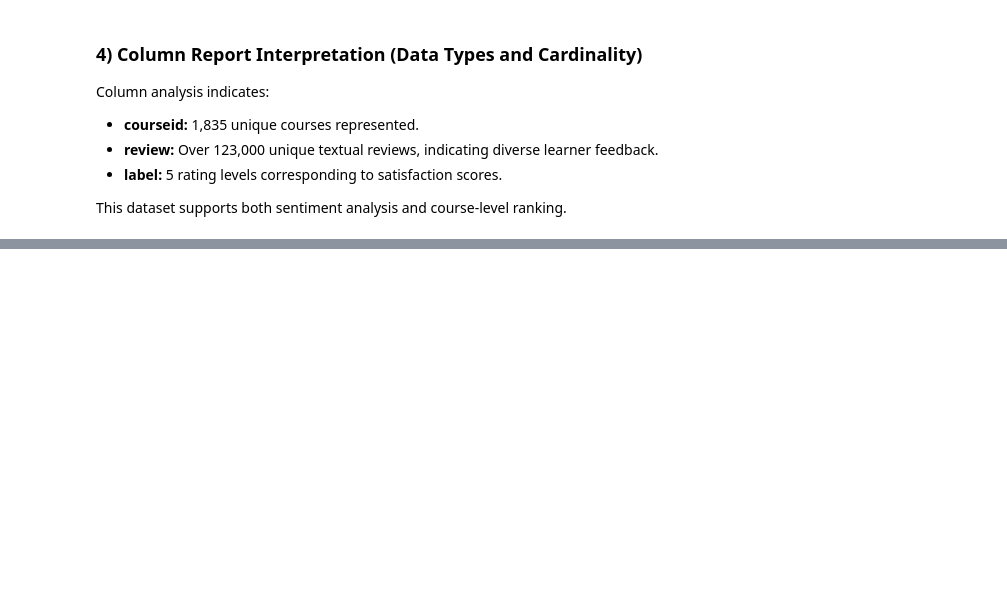
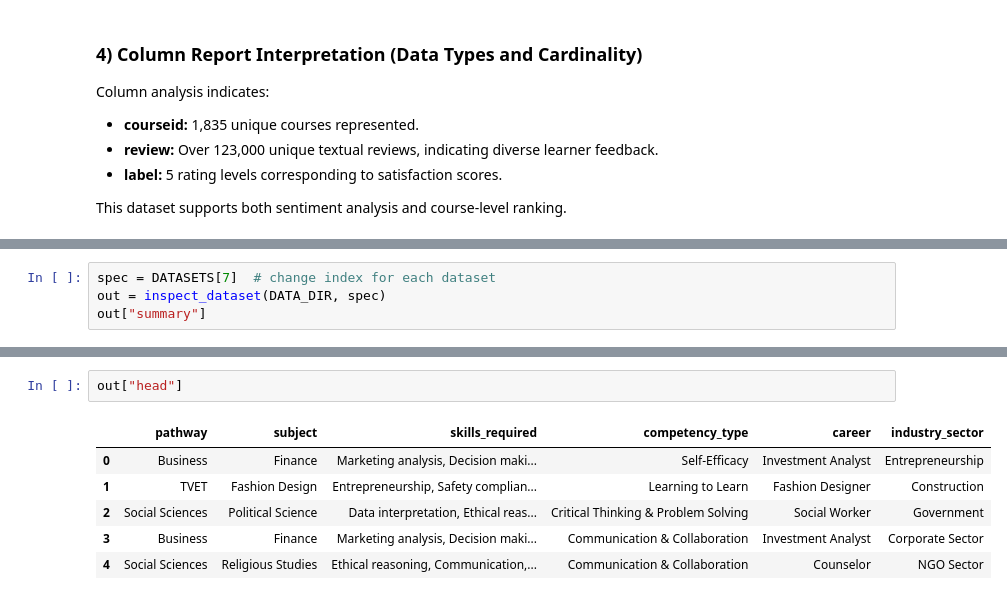
Before and after one commit to Mwanaishaali/Cap_Stone_Project, a Jupyter notebook: 01_data_understanding.ipynb, the cells around one changed output, grey strips where cells are left out. Cells and saved outputs as stored; diff of their text form; blank space fills up the shorter version.

```diff
--- a/01_data_understanding.ipynb
+++ b/01_data_understanding.ipynb
@@ -795,0 +821,4 @@ This dataset supports both sentiment analysis and course-level ranking.
+# %%
+spec = DATASETS[7]  # change index for each dataset
+out = inspect_dataset(DATA_DIR, spec)
+out["summary"]
@@ -795,0 +839,9 @@ This dataset supports both sentiment analysis and course-level ranking.
+# %%
+out["head"]
+# %% [output]
+|  | pathway | subject | skills_required | competency_type | career | industry_sector |
+| 0 | Business | Finance | Marketing analysis, Decision maki... | Self-Efficacy | Investment Analyst | Entrepreneurship |
+| 1 | TVET | Fashion Design | Entrepreneurship, Safety complian... | Learning to Learn | Fashion Designer | Construction |
+| 2 | Social Sciences | Political Science | Data interpretation, Ethical reas... | Critical Thinking & Problem Solving | Social Worker | Government |
+| 3 | Business | Finance | Marketing analysis, Decision maki... | Communication & Collaboration | Investment Analyst | Corporate Sector |
+| 4 | Social Sciences | Religious Studies | Ethical reasoning, Communication,... | Communication & Collaboration | Counselor | NGO Sector |
```
Also changed, not shown: parts of 9 cells of this notebook, 1 other file.
